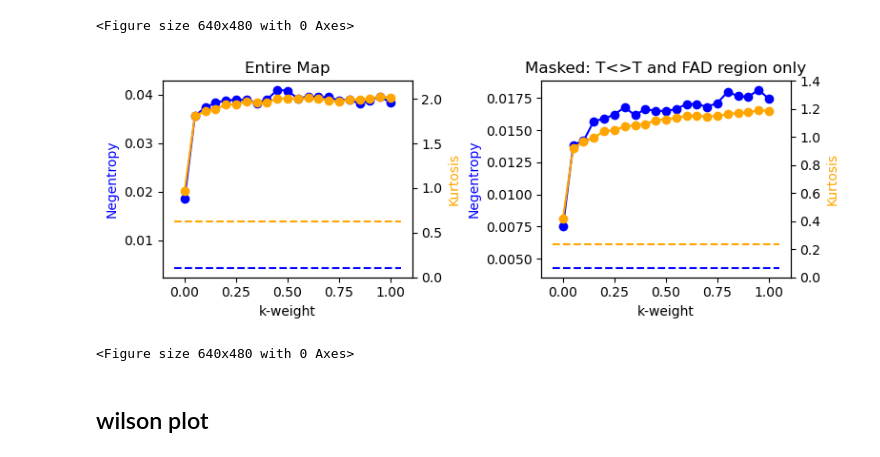
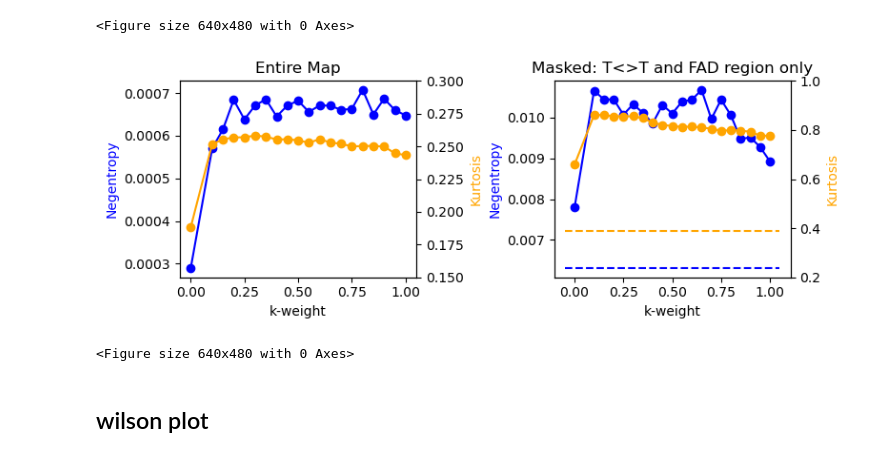
Before and after one commit to tjlane/mmcpd-p19638, a Jupyter notebook: kweight_opt.ipynb, the cells around one changed output. Drawn from its saved outputs; the diff is of its cells as text; code cells hidden in the pictures.

```diff
--- a/kweight_opt.ipynb
+++ b/kweight_opt.ipynb
@@ -60,11 +61,11 @@ def wilson(dataset, Flab, bins=100):
 
     return values, bin_centers
 # %%
-basedir = '/Users/tjlane/Desktop/k-weight-deds/'
+basedir = '/Users/tjlane/Desktop/PL-workshop/weighting-optimization/ded-kweight-test/'
 
-no_weight_mtz = basedir + '10ns_noW_mFoFo.mtz'
-q_weight_mtz  = basedir + '10ns_qW_mqFoFo.mtz'
-k_weight_mtzs = glob(basedir + '10ns_k*W_mkFoFo.mtz')
+no_weight_mtz = basedir + '3ns-dark_noW_FoFo.mtz'
+q_weight_mtz  = basedir + '3ns-dark_qFoFo.mtz'
+k_weight_mtzs = glob(basedir + '3ns-dark_k*_mkFoFo.mtz')
 # %%
 kwt_stats = np.zeros((len(k_weight_mtzs) + 2, 3))
 
@@ -72,7 +73,7 @@ kwt_stats[0,:] = mtz_to_stats(no_weight_mtz, -0.1, 'FOFOWT', 'PHIFOFOWT', masked
 kwt_stats[1,:] = mtz_to_stats(q_weight_mtz, 0.0, 'QFOFOWT', 'PHIQFOFOWT', masked=False)
 
 for i,kw_mtz in enumerate(k_weight_mtzs):
-    g = re.search(r'10ns_k(\d+)p(\d+)W_mkFoFo.mtz', kw_mtz)
+    g = re.search(r'3ns-dark_k(\d+)p(\d+)_mkFoFo.mtz', kw_mtz)
     k_wt = float(g.group(1) + '.' +g.group(2))
     kwt_stats[i+2,:] = mtz_to_stats(kw_mtz, k_wt, masked=False)
 
@@ -84,7 +85,7 @@ kwt_stats_masked[0,:] = mtz_to_stats(no_weight_mtz, -0.1, 'FOFOWT', 'PHIFOFOWT',
 kwt_stats_masked[1,:] = mtz_to_stats(q_weight_mtz, 0.0, 'QFOFOWT', 'PHIQFOFOWT', masked=True)
 
 for i,kw_mtz in enumerate(k_weight_mtzs):
-    g = re.search(r'10ns_k(\d+)p(\d+)W_mkFoFo.mtz', kw_mtz)
+    g = re.search(r'3ns-dark_k(\d+)p(\d+)_mkFoFo.mtz', kw_mtz)
     k_wt = float(g.group(1) + '.' +g.group(2))
     kwt_stats_masked[i+2,:] = mtz_to_stats(kw_mtz, k_wt, masked=True)
 
@@ -97,43 +98,43 @@ ax = plt.subplot(121)
 ax.set_title('Entire Map')
 p1 = ax.plot(kwt_stats[1:,0], kwt_stats[1:,1], color='blue')
 ax.plot(kwt_stats[1:,0], kwt_stats[1:,1], 'o', color='blue')
-ax.hlines(kwt_stats_masked[0,1], -0.05, 1.05, linestyle='--', color='blue')
+#ax.hlines(kwt_stats_masked[0,1], -0.05, 1.05, linestyle='--', color='blue')
 
 plt.xlabel(r'k-weight')
 ax.set_ylabel('Negentropy', color='blue')
 
 ax2 = ax.twinx()
 p2 = ax2.plot(kwt_stats[1:,0], kwt_stats[1:,2], color='orange')
 ax2.plot(kwt_stats[1:,0], kwt_stats[1:,2], 'o', color='orange')
 ax2.set_ylabel('Kurtosis', color='orange')
-ax2.hlines(kwt_stats[0,2], -0.05, 1.05, linestyle='--', color='orange')
-ax2.set_ylim([0,2.2])
+#ax2.hlines(kwt_stats[0,2], -0.05, 1.05, linestyle='--', color='orange')
+ax2.set_ylim([0.15, 0.3])
 
 ax = plt.subplot(122)
 ax.set_title('Masked: T<>T and FAD region only')
 p1 = ax.plot(kwt_stats_masked[1:,0], kwt_stats_masked[1:,1], color='blue')
 ax.plot(kwt_stats_masked[1:,0], kwt_stats_masked[1:,1], 'o', color='blue')
 ax.hlines(kwt_stats_masked[0,1], -0.05, 1.05, linestyle='--', color='blue')
 
 
 plt.xlabel(r'k-weight')
 ax.set_ylabel('Negentropy', color='blue')
 
 ax2 = ax.twinx()
 p2 = ax2.plot(kwt_stats_masked[1:,0], kwt_stats_masked[1:,2], color='orange')
 ax2.plot(kwt_stats_masked[1:,0], kwt_stats_masked[1:,2], 'o', color='orange')
 ax2.hlines(kwt_stats_masked[0,2], -0.05, 1.05, linestyle='--', color='orange')
-ax2.set_ylim([0,1.4])
+ax2.set_ylim([0.2,1.0])
 ax2.set_ylabel('Kurtosis', color='orange')
 
 plt.tight_layout()
-plt.savefig('k-weighting.pdf')
-plt.savefig('k-weighting.png')
-plt.savefig('k-weighting.eps')
+# plt.savefig('k-weighting.pdf')
+# plt.savefig('k-weighting.png')
+# plt.savefig('k-weighting.eps')
 plt.figure()
 # %% [output]
 <Figure size 640x480 with 0 Axes>
-[figure, old version]
+[figure, new version]
 <Figure size 640x480 with 0 Axes>
 # %% [markdown]
 ## wilson plot
```
Also changed, not shown: parts of 6 cells of this notebook, 3 other files.
